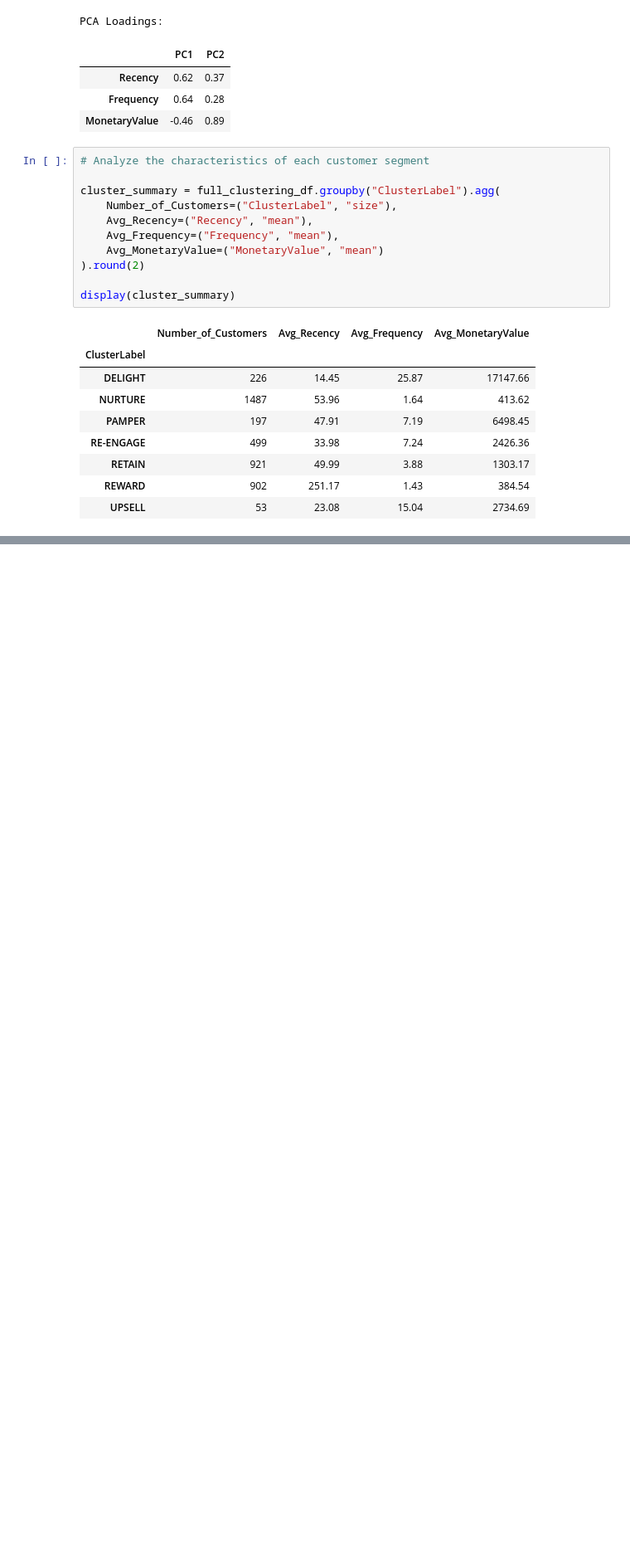
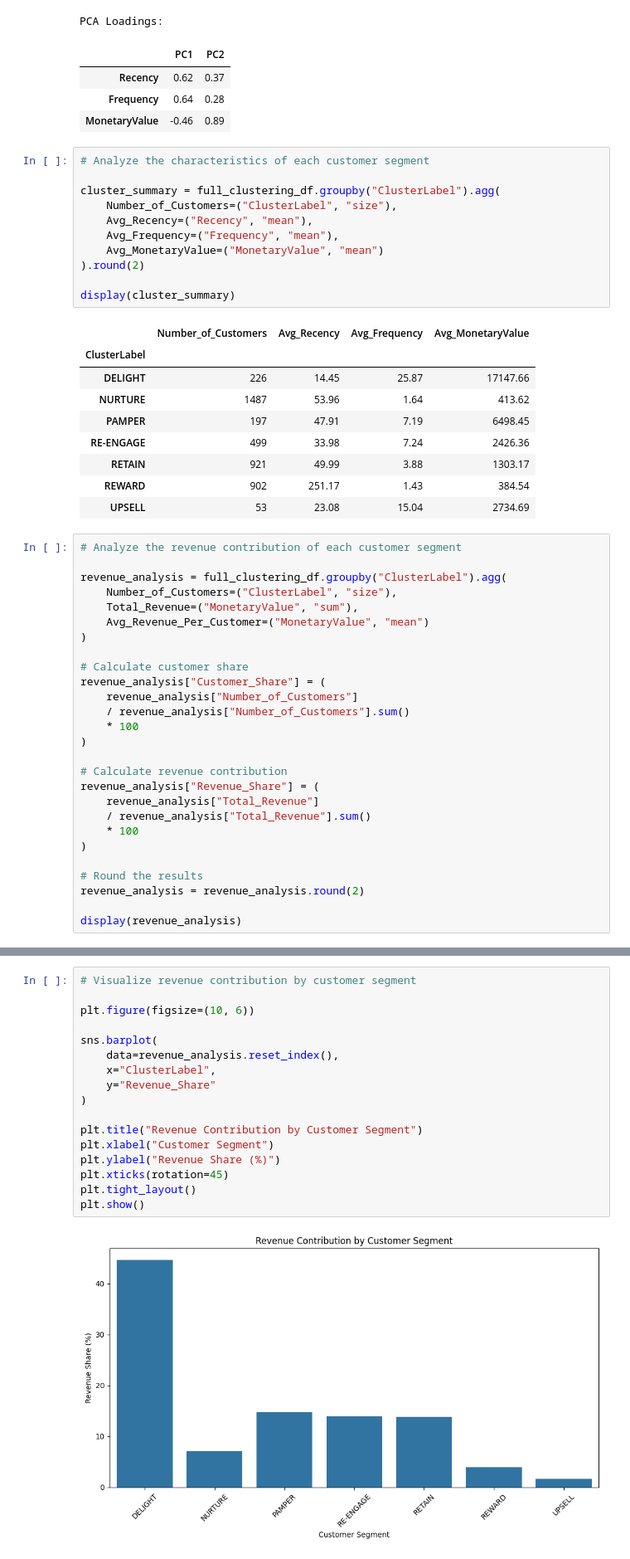
Before and after one commit to maryembencheikh/Customer-Segmentation-RFM, a Jupyter notebook: online-retail-clustering.ipynb, the cells around one changed output, grey strips where cells are left out. Shown at 83% size. Cells and saved outputs as stored; diff of their text form; blank space fills up the shorter version.

Commit message:
Add project visualizations

```diff
--- a/online-retail-clustering.ipynb
+++ b/online-retail-clustering.ipynb
@@ -883,3 +883,30 @@ display(cluster_summary)
 | RETAIN | 921 | 49.99 | 3.88 | 1303.17 |
 | REWARD | 902 | 251.17 | 1.43 | 384.54 |
 | UPSELL | 53 | 23.08 | 15.04 | 2734.69 |
+# %%
+# Analyze the revenue contribution of each customer segment
+
+revenue_analysis = full_clustering_df.groupby("ClusterLabel").agg(
+    Number_of_Customers=("ClusterLabel", "size"),
+    Total_Revenue=("MonetaryValue", "sum"),
+    Avg_Revenue_Per_Customer=("MonetaryValue", "mean")
+)
+
+# Calculate customer share
+revenue_analysis["Customer_Share"] = (
+    revenue_analysis["Number_of_Customers"]
+    / revenue_analysis["Number_of_Customers"].sum()
+    * 100
+)
+
+# Calculate revenue contribution
+revenue_analysis["Revenue_Share"] = (
+    revenue_analysis["Total_Revenue"]
+    / revenue_analysis["Total_Revenue"].sum()
+    * 100
+)
+
+# Round the results
+revenue_analysis = revenue_analysis.round(2)
+
+display(revenue_analysis)
@@ -885,0 +923,19 @@ display(cluster_summary)
+# %%
+# Visualize revenue contribution by customer segment
+
+plt.figure(figsize=(10, 6))
+
+sns.barplot(
+    data=revenue_analysis.reset_index(),
+    x="ClusterLabel",
+    y="Revenue_Share"
+)
+
+plt.title("Revenue Contribution by Customer Segment")
+plt.xlabel("Customer Segment")
+plt.ylabel("Revenue Share (%)")
+plt.xticks(rotation=45)
+plt.tight_layout()
+plt.show()
+# %% [output]
+[figure, added]
```
Also changed, not shown: parts of 25 cells of this notebook, 1 other file.
